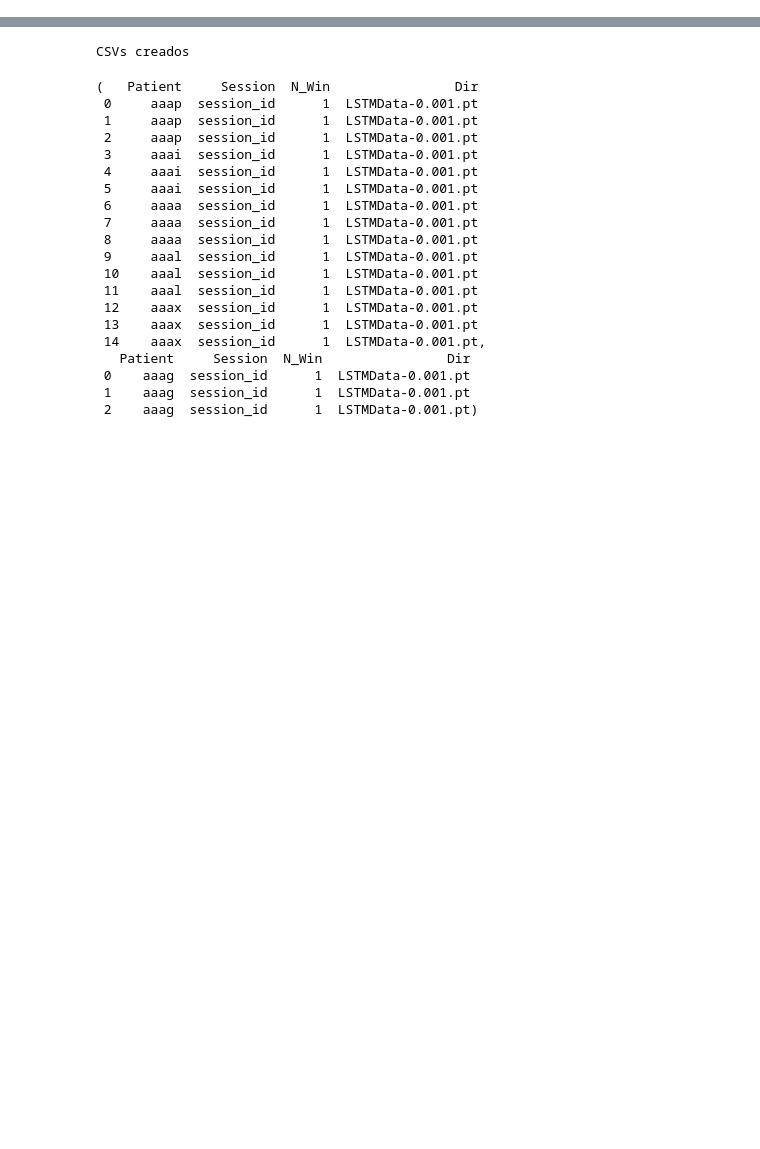
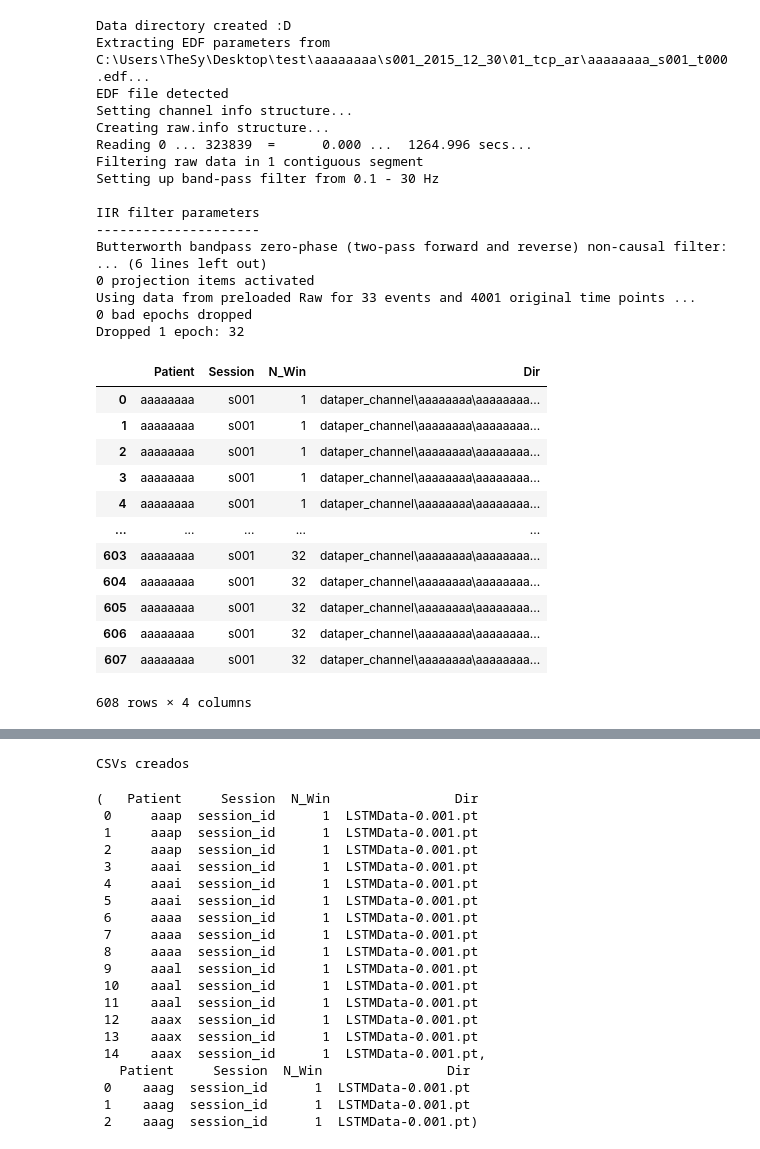
Before and after one commit to nunuki-crew/FinalEL7006, a Jupyter notebook: Custom.ipynb, the cells around one changed output, grey strips where cells are left out. Cells and saved outputs as stored; diff of their text form; code cells hidden in the pictures; blank space fills up the shorter version.

Commit message:
dataprep updated c:
add: full save function
        minor bugs fixed c:

```diff
--- a/Custom.ipynb
+++ b/Custom.ipynb
@@ -12,2 +13,35 @@ from torchvision import transforms, utils
+# %%
+prep("C:\\Users\\TheSy\\Desktop\\test", save = True,mode = "per_channel", save_dir= "data",)
+# %% [output]
+Data directory created :D
+Extracting EDF parameters from C:\Users\TheSy\Desktop\test\aaaaaaaa\s001_2015_12_30\01_tcp_ar\aaaaaaaa_s001_t000.edf...
+EDF file detected
+Setting channel info structure...
+Creating raw.info structure...
+Reading 0 ... 323839  =      0.000 ...  1264.996 secs...
+Filtering raw data in 1 contiguous segment
+Setting up band-pass filter from 0.1 - 30 Hz
+
+IIR filter parameters
+---------------------
+Butterworth bandpass zero-phase (two-pass forward and reverse) non-causal filter:
+... (6 lines left out)
+0 projection items activated
+Using data from preloaded Raw for 33 events and 4001 original time points ...
+0 bad epochs dropped
+Dropped 1 epoch: 32
+|  | Patient | Session | N_Win | Dir |
+| 0 | aaaaaaaa | s001 | 1 | dataper_channel\aaaaaaaa\aaaaaaaa... |
+| 1 | aaaaaaaa | s001 | 1 | dataper_channel\aaaaaaaa\aaaaaaaa... |
+| 2 | aaaaaaaa | s001 | 1 | dataper_channel\aaaaaaaa\aaaaaaaa... |
+| 3 | aaaaaaaa | s001 | 1 | dataper_channel\aaaaaaaa\aaaaaaaa... |
+| 4 | aaaaaaaa | s001 | 1 | dataper_channel\aaaaaaaa\aaaaaaaa... |
+| ... | ... | ... | ... | ... |
+| 603 | aaaaaaaa | s001 | 32 | dataper_channel\aaaaaaaa\aaaaaaaa... |
+| 604 | aaaaaaaa | s001 | 32 | dataper_channel\aaaaaaaa\aaaaaaaa... |
+| 605 | aaaaaaaa | s001 | 32 | dataper_channel\aaaaaaaa\aaaaaaaa... |
+| 606 | aaaaaaaa | s001 | 32 | dataper_channel\aaaaaaaa\aaaaaaaa... |
+| 607 | aaaaaaaa | s001 | 32 | dataper_channel\aaaaaaaa\aaaaaaaa... |
+608 rows × 4 columns
 # %%
 class CustomEEGDataset(Dataset):
```
Also changed, not shown: parts of 11 cells of this notebook, 2 other files.
